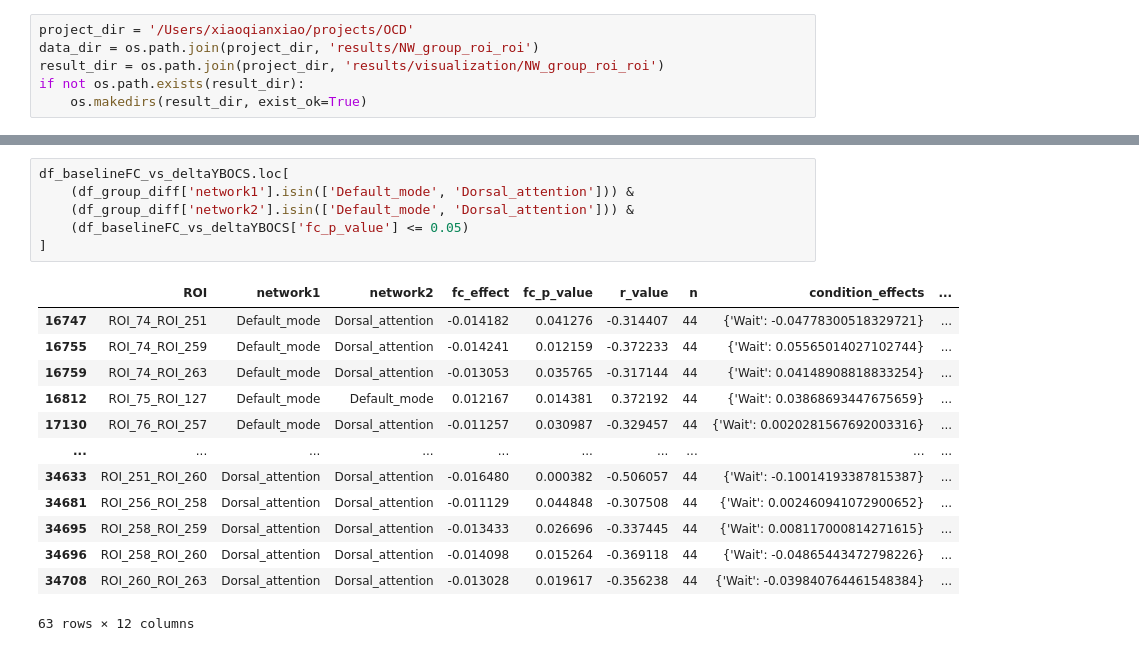
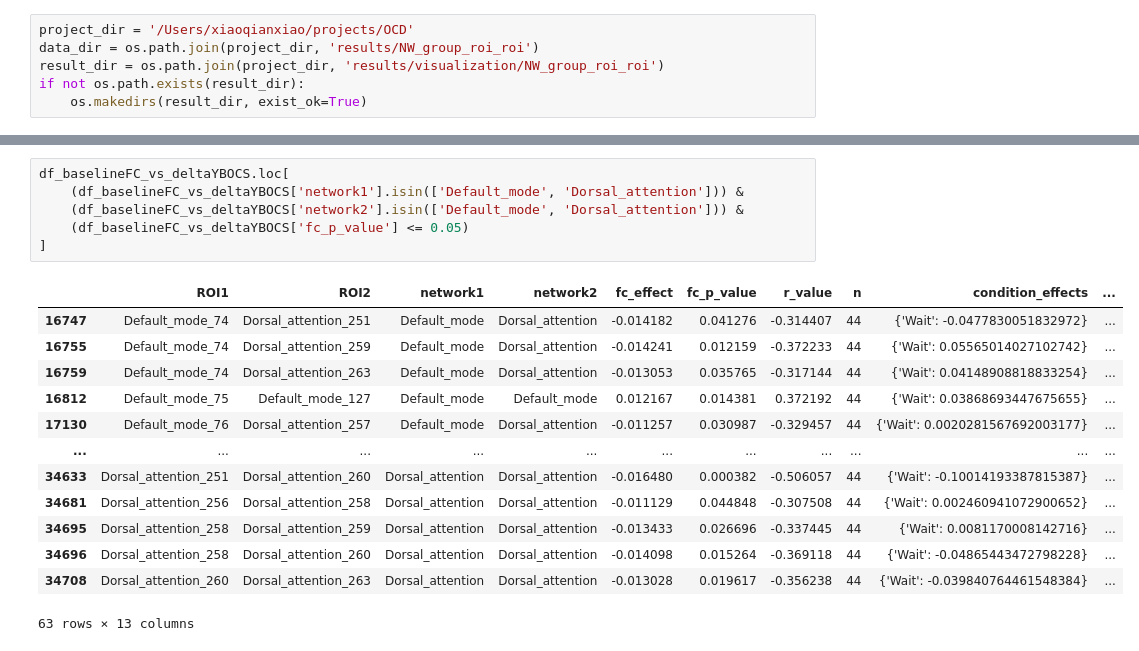
Before and after one commit to XiaoqianXiao/OCD_RO1, a Jupyter notebook: results_visualization_roi_to_roi_power.ipynb, the cells around one changed output, grey strips where cells are left out. Drawn from its saved outputs; the diff is of its cells as text.

```diff
--- a/results_visualization_roi_to_roi_power.ipynb
+++ b/results_visualization_roi_to_roi_power.ipynb
@@ -115,20 +164,20 @@ df_baselineFC_vs_deltaYBOCS.sort_values(by='fc_p_value', ascending=True).head(20
 # %%
 df_baselineFC_vs_deltaYBOCS.loc[
-    (df_group_diff['network1'].isin(['Default_mode', 'Dorsal_attention'])) &
-    (df_group_diff['network2'].isin(['Default_mode', 'Dorsal_attention'])) &
+    (df_baselineFC_vs_deltaYBOCS['network1'].isin(['Default_mode', 'Dorsal_attention'])) &
+    (df_baselineFC_vs_deltaYBOCS['network2'].isin(['Default_mode', 'Dorsal_attention'])) &
     (df_baselineFC_vs_deltaYBOCS['fc_p_value'] <= 0.05)
 ]
 # %% [output]
-|  | ROI | network1 | network2 | fc_effect | fc_p_value | r_value | n | condition_effects | ... |
-| 16747 | ROI_74_ROI_251 | Default_mode | Dorsal_attention | -0.014182 | 0.041276 | -0.314407 | 44 | {'Wait': -0.04778300518329721} | ... |
-| 16755 | ROI_74_ROI_259 | Default_mode | Dorsal_attention | -0.014241 | 0.012159 | -0.372233 | 44 | {'Wait': 0.05565014027102744} | ... |
-| 16759 | ROI_74_ROI_263 | Default_mode | Dorsal_attention | -0.013053 | 0.035765 | -0.317144 | 44 | {'Wait': 0.04148908818833254} | ... |
-| 16812 | ROI_75_ROI_127 | Default_mode | Default_mode | 0.012167 | 0.014381 | 0.372192 | 44 | {'Wait': 0.03868693447675659} | ... |
-| 17130 | ROI_76_ROI_257 | Default_mode | Dorsal_attention | -0.011257 | 0.030987 | -0.329457 | 44 | {'Wait': 0.0020281567692003316} | ... |
-| ... | ... | ... | ... | ... | ... | ... | ... | ... | ... |
-| 34633 | ROI_251_ROI_260 | Dorsal_attention | Dorsal_attention | -0.016480 | 0.000382 | -0.506057 | 44 | {'Wait': -0.10014193387815387} | ... |
-| 34681 | ROI_256_ROI_258 | Dorsal_attention | Dorsal_attention | -0.011129 | 0.044848 | -0.307508 | 44 | {'Wait': 0.002460941072900652} | ... |
-| 34695 | ROI_258_ROI_259 | Dorsal_attention | Dorsal_attention | -0.013433 | 0.026696 | -0.337445 | 44 | {'Wait': 0.008117000814271615} | ... |
-| 34696 | ROI_258_ROI_260 | Dorsal_attention | Dorsal_attention | -0.014098 | 0.015264 | -0.369118 | 44 | {'Wait': -0.04865443472798226} | ... |
-| 34708 | ROI_260_ROI_263 | Dorsal_attention | Dorsal_attention | -0.013028 | 0.019617 | -0.356238 | 44 | {'Wait': -0.039840764461548384} | ... |
+|  | ROI1 | ROI2 | network1 | network2 | fc_effect | fc_p_value | r_value | n | condition_effects | ... |
+| 16747 | Default_mode_74 | Dorsal_attention_251 | Default_mode | Dorsal_attention | -0.014182 | 0.041276 | -0.314407 | 44 | {'Wait': -0.0477830051832972} | ... |
+| 16755 | Default_mode_74 | Dorsal_attention_259 | Default_mode | Dorsal_attention | -0.014241 | 0.012159 | -0.372233 | 44 | {'Wait': 0.05565014027102742} | ... |
+| 16759 | Default_mode_74 | Dorsal_attention_263 | Default_mode | Dorsal_attention | -0.013053 | 0.035765 | -0.317144 | 44 | {'Wait': 0.04148908818833254} | ... |
+| 16812 | Default_mode_75 | Default_mode_127 | Default_mode | Default_mode | 0.012167 | 0.014381 | 0.372192 | 44 | {'Wait': 0.03868693447675655} | ... |
+| 17130 | Default_mode_76 | Dorsal_attention_257 | Default_mode | Dorsal_attention | -0.011257 | 0.030987 | -0.329457 | 44 | {'Wait': 0.0020281567692003177} | ... |
+| ... | ... | ... | ... | ... | ... | ... | ... | ... | ... | ... |
+| 34633 | Dorsal_attention_251 | Dorsal_attention_260 | Dorsal_attention | Dorsal_attention | -0.016480 | 0.000382 | -0.506057 | 44 | {'Wait': -0.10014193387815387} | ... |
+| 34681 | Dorsal_attention_256 | Dorsal_attention_258 | Dorsal_attention | Dorsal_attention | -0.011129 | 0.044848 | -0.307508 | 44 | {'Wait': 0.002460941072900652} | ... |
+| 34695 | Dorsal_attention_258 | Dorsal_attention_259 | Dorsal_attention | Dorsal_attention | -0.013433 | 0.026696 | -0.337445 | 44 | {'Wait': 0.0081170008142716} | ... |
+| 34696 | Dorsal_attention_258 | Dorsal_attention_260 | Dorsal_attention | Dorsal_attention | -0.014098 | 0.015264 | -0.369118 | 44 | {'Wait': -0.04865443472798228} | ... |
+| 34708 | Dorsal_attention_260 | Dorsal_attention_263 | Dorsal_attention | Dorsal_attention | -0.013028 | 0.019617 | -0.356238 | 44 | {'Wait': -0.039840764461548384} | ... |
-63 rows × 12 columns
+63 rows × 13 columns
```
Also changed, not shown: parts of 21 cells of this notebook, 4 other files.
